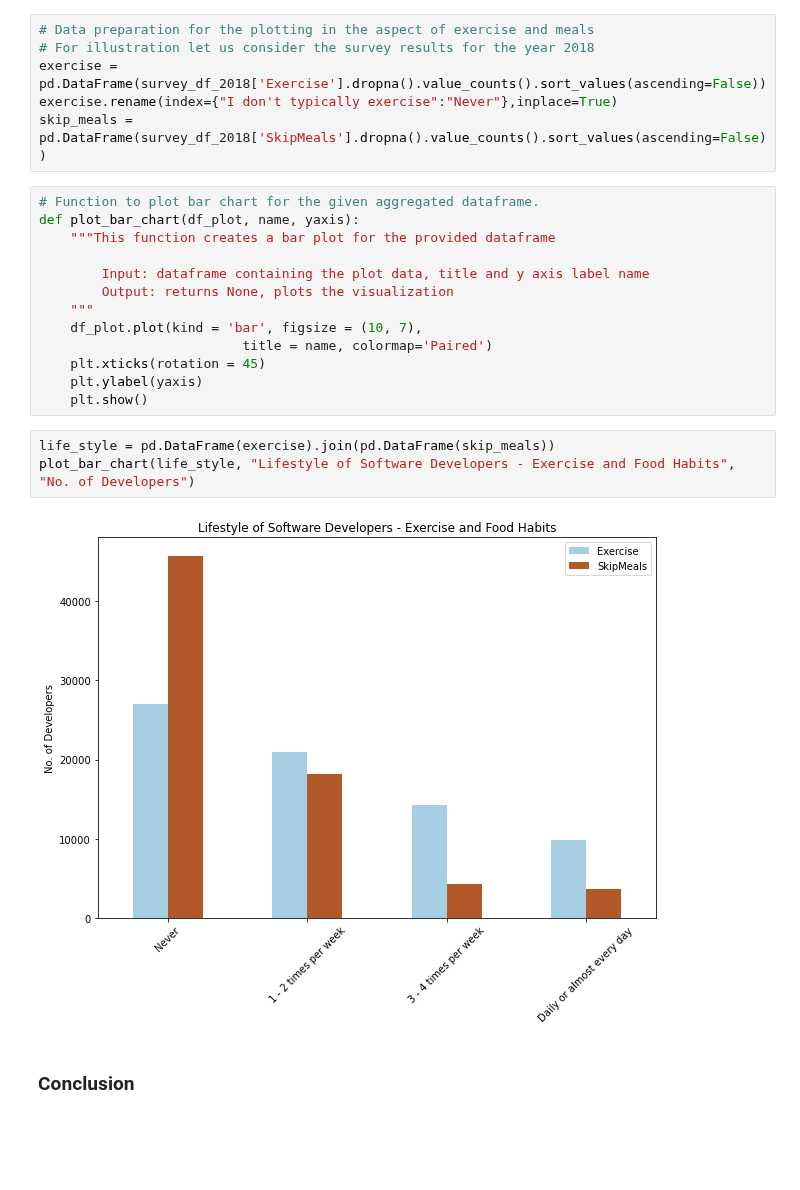
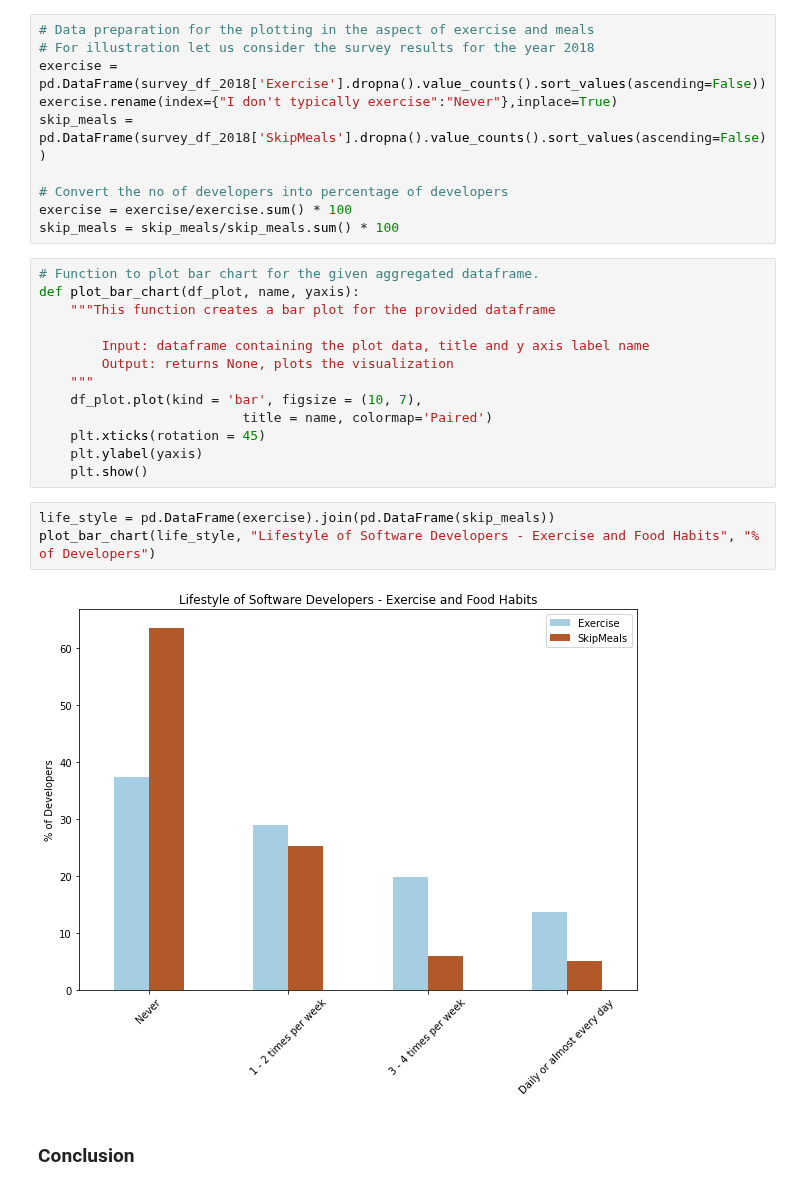
Before and after one commit to annish-py/udacity-data-scientist-nanodegree, a Jupyter notebook: 1 - Data Science Blog Post/Insights from the StackOverflow Developer Survey for 2016-2020.ipynb, the cells around one changed output. Saved outputs shown, nothing was run; the diff lists cells and outputs as text; blank space fills up the shorter version.

```diff
--- a/1 - Data Science Blog Post/Insights from the StackOverflow Developer Survey for 2016-2020.ipynb
+++ b/1 - Data Science Blog Post/Insights from the StackOverflow Developer Survey for 2016-2020.ipynb
@@ -343,6 +342,10 @@ plt.show()
 exercise = pd.DataFrame(survey_df_2018['Exercise'].dropna().value_counts().sort_values(ascending=False))
 exercise.rename(index={"I don't typically exercise":"Never"},inplace=True)
 skip_meals = pd.DataFrame(survey_df_2018['SkipMeals'].dropna().value_counts().sort_values(ascending=False))
+
+# Convert the no of developers into percentage of developers
+exercise = exercise/exercise.sum() * 100
+skip_meals = skip_meals/skip_meals.sum() * 100
 # %%
 # Function to plot bar chart for the given aggregated dataframe.
 def plot_bar_chart(df_plot, name, yaxis):
@@ -358,9 +361,9 @@ def plot_bar_chart(df_plot, name, yaxis):
     plt.show()
 # %%
 life_style = pd.DataFrame(exercise).join(pd.DataFrame(skip_meals))
-plot_bar_chart(life_style, "Lifestyle of Software Developers - Exercise and Food Habits", "No. of Developers")
+plot_bar_chart(life_style, "Lifestyle of Software Developers - Exercise and Food Habits", "% of Developers")
 # %% [output]
-[figure, old version]
+[figure, new version]
 # %% [markdown]
 ###  Conclusion
 # %% [markdown]
```
Also changed, not shown: parts of 9 cells of this notebook, 2 other files.
